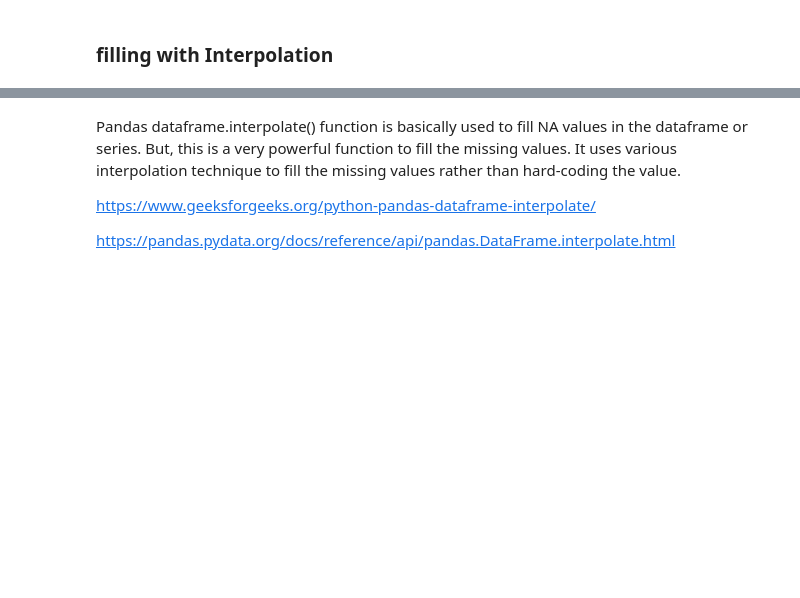
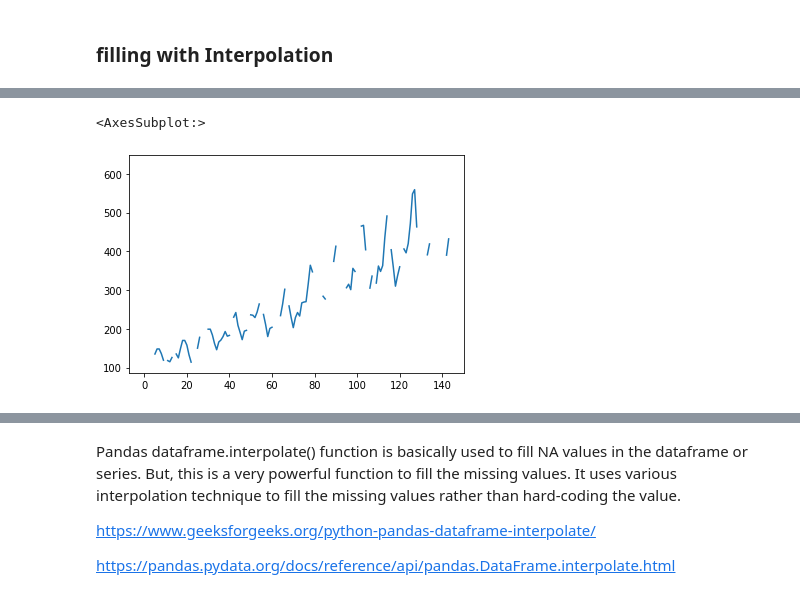
Before and after one commit to bulent-1111/Data_Science, a Jupyter notebook: Pandas/DAwPy_S6_(Handling_Missing_Values,_Outliers)_Emty.ipynb, the cells around one changed output, grey strips where cells are left out. Cells and saved outputs as stored; diff of their text form; code cells hidden in the pictures; blank space fills up the shorter version.

```diff
--- a/Pandas/DAwPy_S6_(Handling_Missing_Values,_Outliers)_Emty.ipynb
+++ b/Pandas/DAwPy_S6_(Handling_Missing_Values,_Outliers)_Emty.ipynb
@@ -767,0 +1159,2 @@ https://www.geeksforgeeks.org/python-pandas-dataframe-interpolate/
+# %%
+flights.loc[np.random.randint(0,144,20),'passengers'] = None
@@ -767,0 +1182,5 @@ https://www.geeksforgeeks.org/python-pandas-dataframe-interpolate/
+# %%
+flights.passengers.plot()
+# %% [output]
+<AxesSubplot:>
+[figure, added]
```
Also changed, not shown: parts of 59 cells of this notebook, 1 other file.
